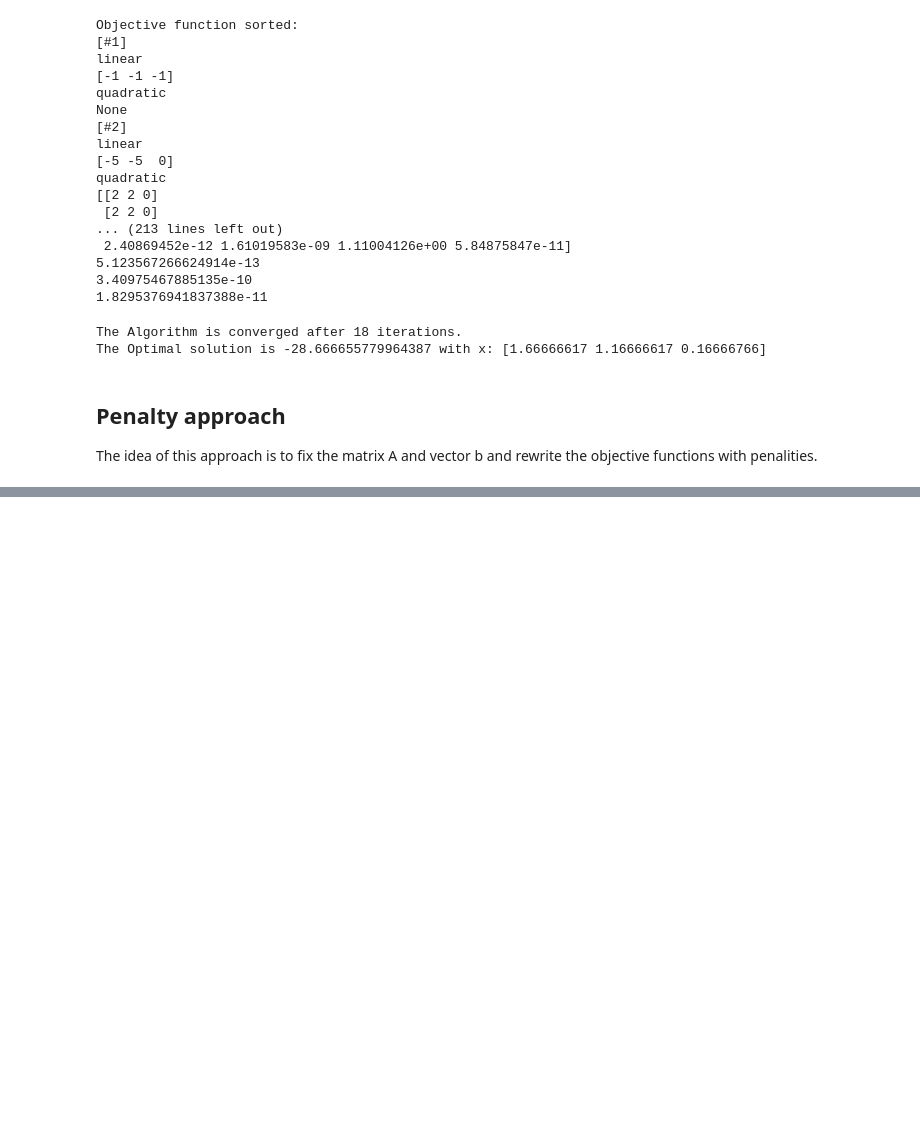
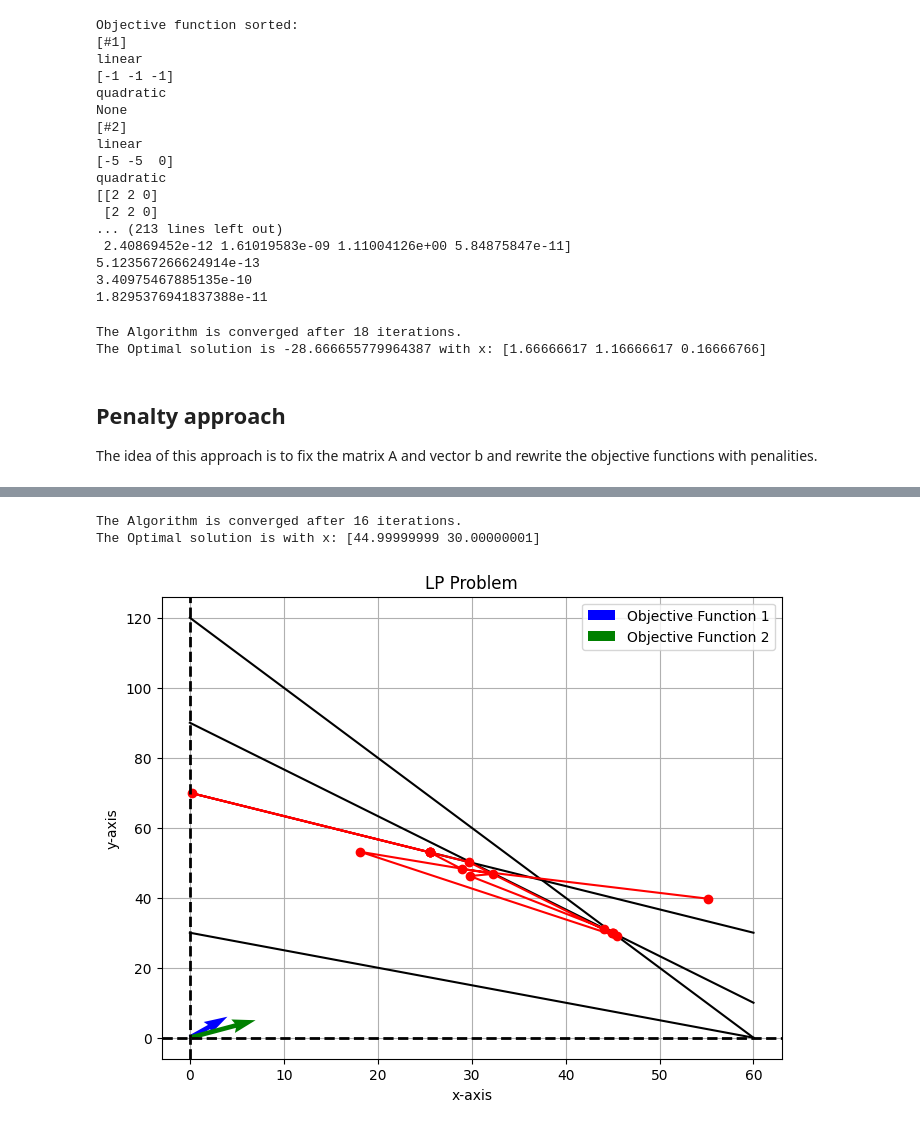
Before and after one commit to balditommaso/primal-dual-interior-point, a Jupyter notebook: test.ipynb, the cells around one changed output, grey strips where cells are left out. Saved outputs shown, nothing was run; the diff lists cells and outputs as text; code cells hidden in the pictures; blank space fills up the shorter version.

```diff
--- a/test.ipynb
+++ b/test.ipynb
@@ -453,0 +455,24 @@ plot_LMOP(A, b, sorted_obj, steps, max_scale=20)
+# %%
+sorted_obj = [
+    {
+        "c": np.array([-8, -12]),
+        "Q": None
+    },
+    {
+        "c": np.array([-14, -10]),
+        "Q": None
+    },
+]
+
+A = np.array(
+    [[ 2,  1],
+     [ 2,  3],
+     [ 4,  3],
+     [-1, -2]], dtype=np.float64)
+b = np.array([120, 210, 270, -60], dtype=np.float64)
+
+# A_std = np.hstack([A, np.eye(A.shape[0])])
+
+LMOP = LMOPProblems(A, b, sorted_obj)
+
+x, lam, s, converge, n_iter, steps = LMOP.internal_point_penality(tolerance=1e-8, max_it=100)
@@ -453,0 +497,15 @@ plot_LMOP(A, b, sorted_obj, steps, max_scale=20)
+# %%
+if converge:
+    x = x[:A.shape[1]]
+
+    print(f'The Algorithm is converged after {n_iter} iterations.\n' \
+        f'The Optimal solution is with x: {x}')
+else:
+    print("The Algorithm is not converged to a solution!")
+# %% [output]
+The Algorithm is converged after 16 iterations.
+The Optimal solution is with x: [44.99999999 30.00000001]
+# %%
+plot_LMOP(A, b, sorted_obj, steps, max_scale=60)
+# %% [output]
+[figure, added]
```
Also changed, not shown: parts of 6 cells of this notebook, 2 other files.
